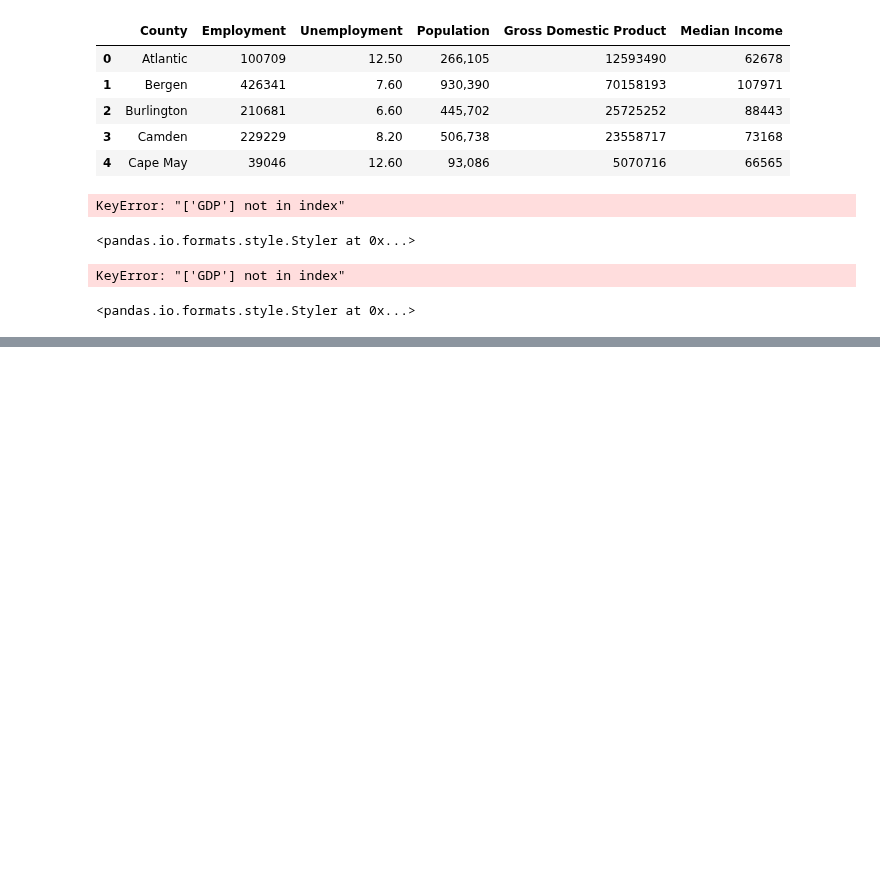
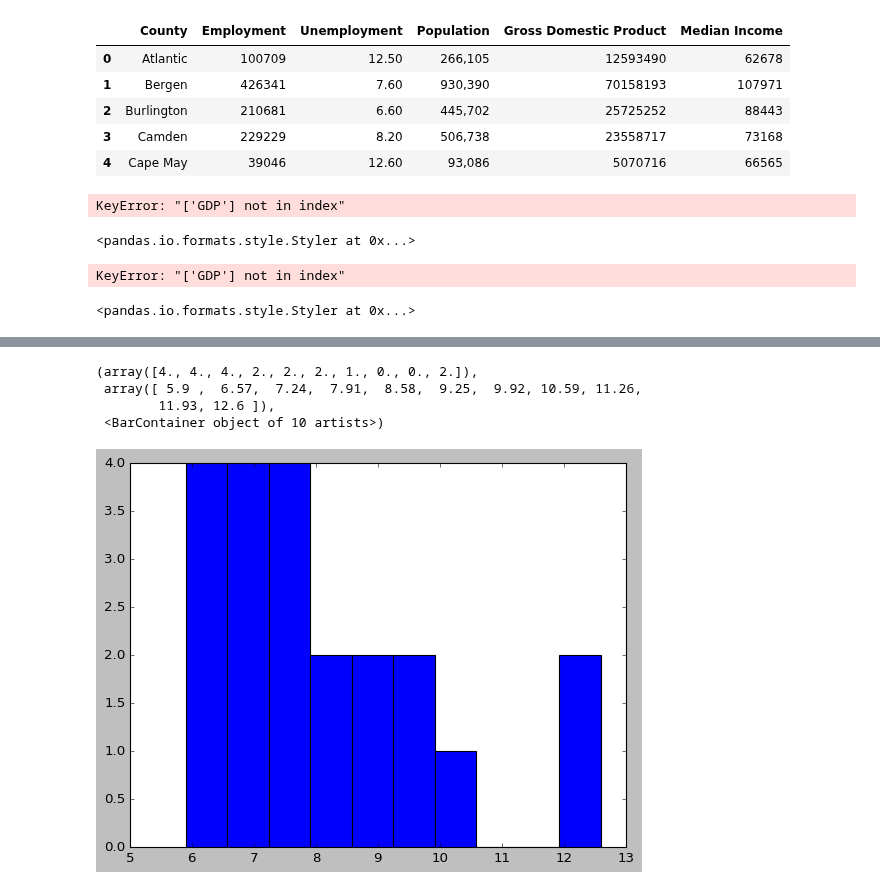
Before and after one commit to shirleyrutgers/DataVis, a Jupyter notebook: PS2.ipynb, the cells around one changed output, grey strips where cells are left out. Saved outputs shown, nothing was run; the diff lists cells and outputs as text; code cells hidden in the pictures; blank space fills up the shorter version.

```diff
--- a/PS2.ipynb
+++ b/PS2.ipynb
@@ -628,0 +662,11 @@ KeyError: "['GDP'] not in index"
+# %%
+#remember we did: import matplotlib.pyplot as plt
+#and so the fastest/easiest is to do
+
+plt.hist(df1.Unemployment)
+# %% [output]
+(array([4., 4., 4., 2., 2., 2., 1., 0., 0., 2.]),
+ array([ 5.9 ,  6.57,  7.24,  7.91,  8.58,  9.25,  9.92, 10.59, 11.26,
+        11.93, 12.6 ]),
+ <BarContainer object of 10 artists>)
+[figure, added]
```
Also changed, not shown: parts of 13 cells of this notebook.
